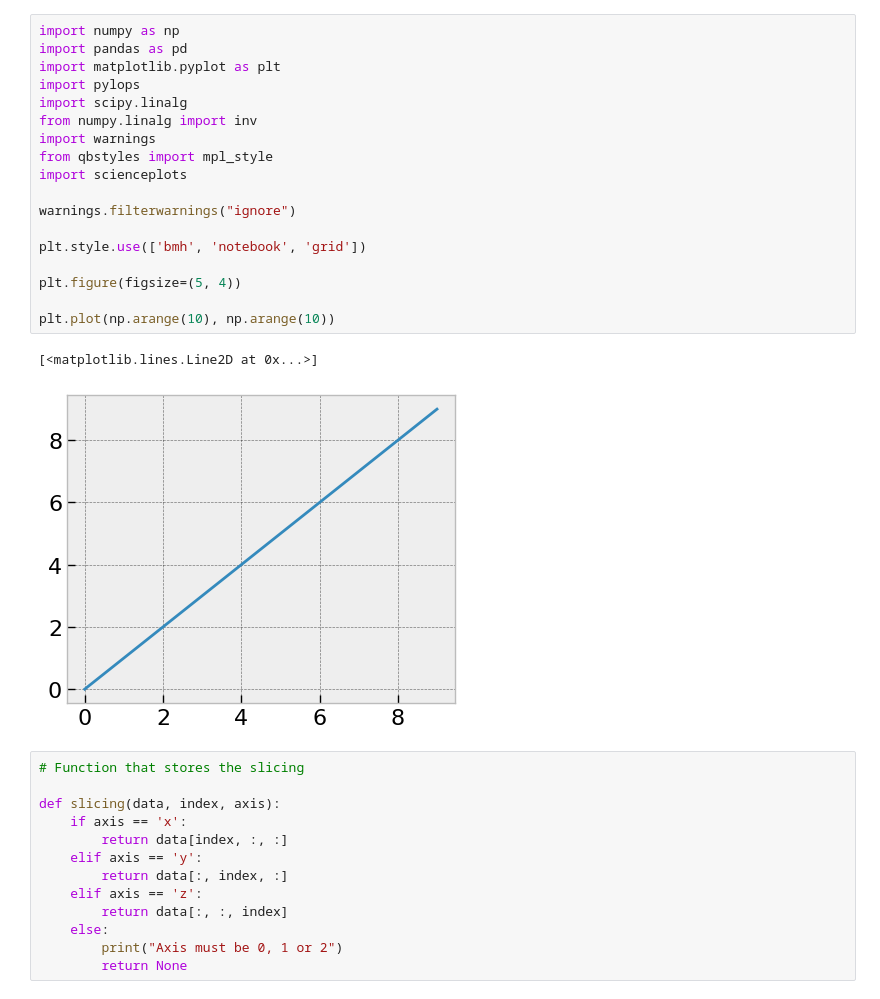
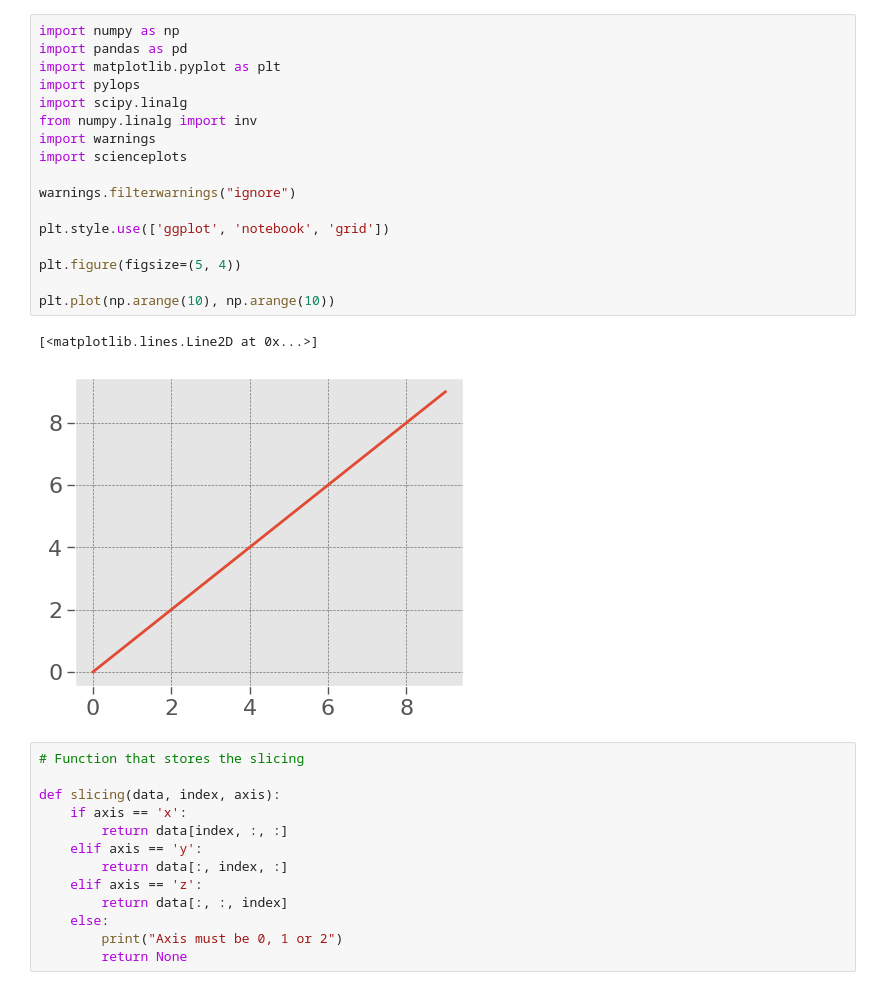
Before and after one commit to albano-a/inversion_methods_algorithms, a Jupyter notebook: full_section.ipynb, the cells around one changed output. Cells and saved outputs as stored; diff of their text form.

```diff
--- a/full_section.ipynb
+++ b/full_section.ipynb
@@ -1,24 +1,23 @@
 # %%
 import numpy as np
 import pandas as pd
 import matplotlib.pyplot as plt
 import pylops
 import scipy.linalg
 from numpy.linalg import inv
 import warnings
-from qbstyles import mpl_style
 import scienceplots
 
 warnings.filterwarnings("ignore")
 
-plt.style.use(['bmh', 'notebook', 'grid'])
+plt.style.use(['ggplot', 'notebook', 'grid'])
 
 plt.figure(figsize=(5, 4))
 
 plt.plot(np.arange(10), np.arange(10))
 # %% [output]
 [<matplotlib.lines.Line2D at 0x...>]
-[figure, old version]
+[figure, new version]
 # %%
 # Function that stores the slicing
 
```
Also changed, not shown: parts of 6 cells of this notebook.
